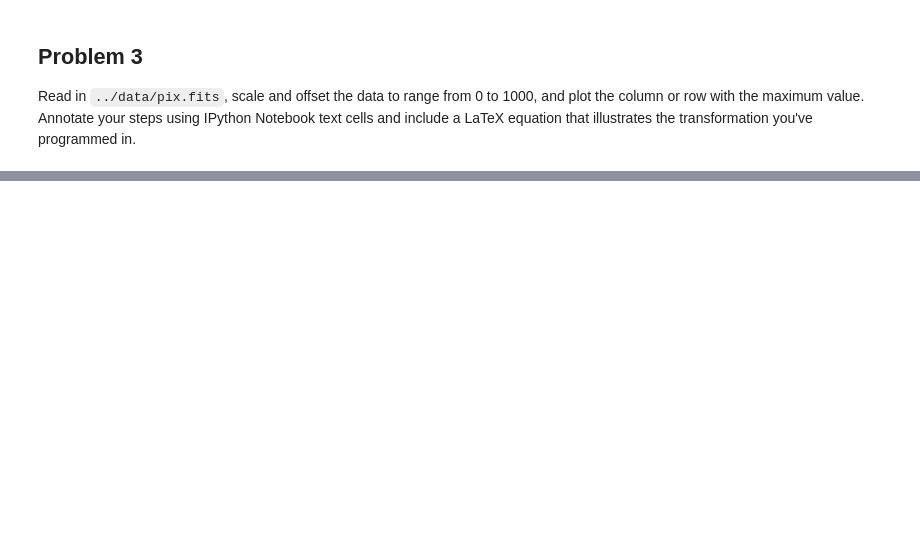
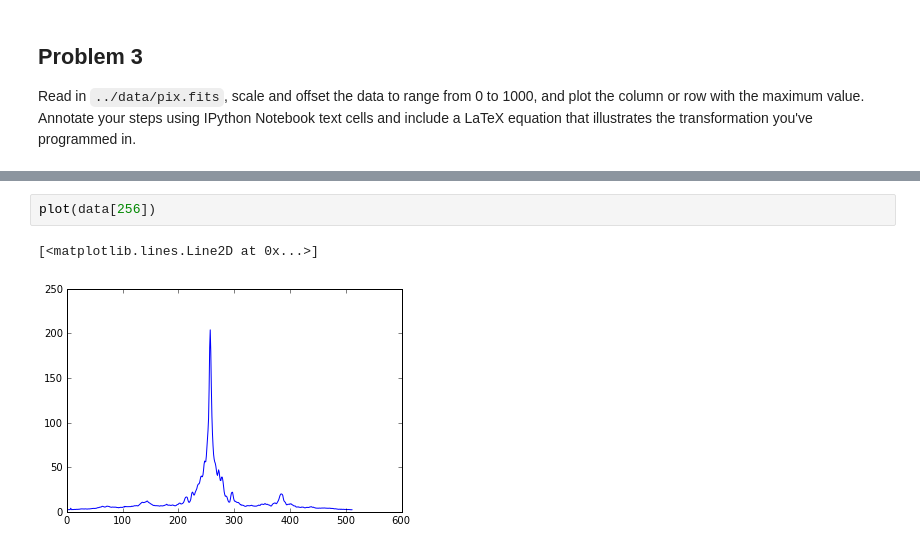
Before and after one commit to spacetelescope/scientific-python-training-2012, a Jupyter notebook: homework_notebooks/Session1_Homework.ipynb, the cells around one changed output, grey strips where cells are left out. Drawn from its saved outputs; the diff is of its cells as text; blank space fills up the shorter version.

```diff
--- a/homework_notebooks/Session1_Homework.ipynb
+++ b/homework_notebooks/Session1_Homework.ipynb
@@ -33,0 +151,5 @@ Read in `../data/pix.fits`, scale and offset the data to range from 0 to 1000, a
+# %%
+plot(data[256])
+# %% [output]
+[<matplotlib.lines.Line2D at 0x...>]
+[figure, added]
```
Also changed, not shown: parts of 41 cells of this notebook.
